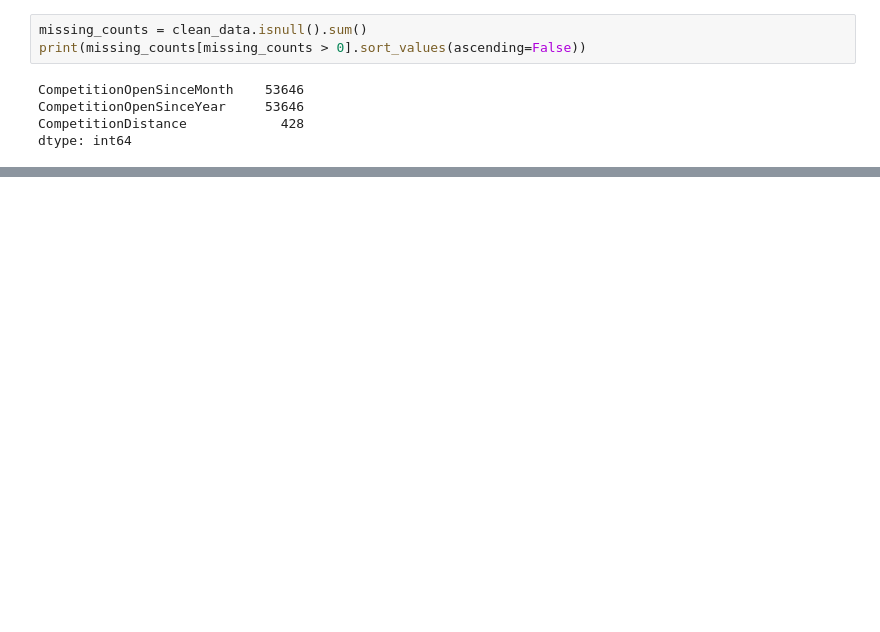
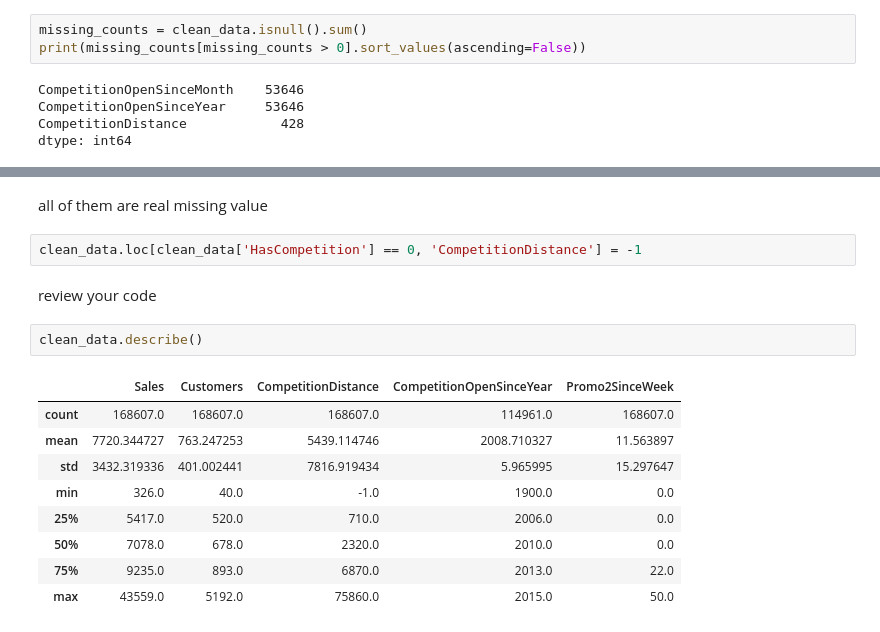
Before and after one commit to AM-Nateghi/ML-Laboratory, a Jupyter notebook: 1.Sales Prediction/train.ipynb, the cells around one changed output, grey strips where cells are left out. Saved outputs shown, nothing was run; the diff lists cells and outputs as text; blank space fills up the shorter version.

Commit message:
(0_0)  i have many try to start training part, but all of them need to snooze to tomorrow

```diff
--- a/1.Sales Prediction/train.ipynb
+++ b/1.Sales Prediction/train.ipynb
@@ -263,0 +290,18 @@ Name: HasCompetition, Length: 168607, dtype: bool
+# %% [markdown]
+all of them are real missing value
+# %%
+clean_data.loc[clean_data['HasCompetition'] == 0, 'CompetitionDistance'] = -1
+# %% [markdown]
+review your code
+# %%
+clean_data.describe()
+# %% [output]
+|  | Sales | Customers | CompetitionDistance | CompetitionOpenSinceYear | Promo2SinceWeek |
+| count | 168607.0 | 168607.0 | 168607.0 | 114961.0 | 168607.0 |
+| mean | 7720.344727 | 763.247253 | 5439.114746 | 2008.710327 | 11.563897 |
+| std | 3432.319336 | 401.002441 | 7816.919434 | 5.965995 | 15.297647 |
+| min | 326.0 | 40.0 | -1.0 | 1900.0 | 0.0 |
+| 25% | 5417.0 | 520.0 | 710.0 | 2006.0 | 0.0 |
+| 50% | 7078.0 | 678.0 | 2320.0 | 2010.0 | 0.0 |
+| 75% | 9235.0 | 893.0 | 6870.0 | 2013.0 | 22.0 |
+| max | 43559.0 | 5192.0 | 75860.0 | 2015.0 | 50.0 |
```
Also changed, not shown: parts of 22 cells of this notebook.
